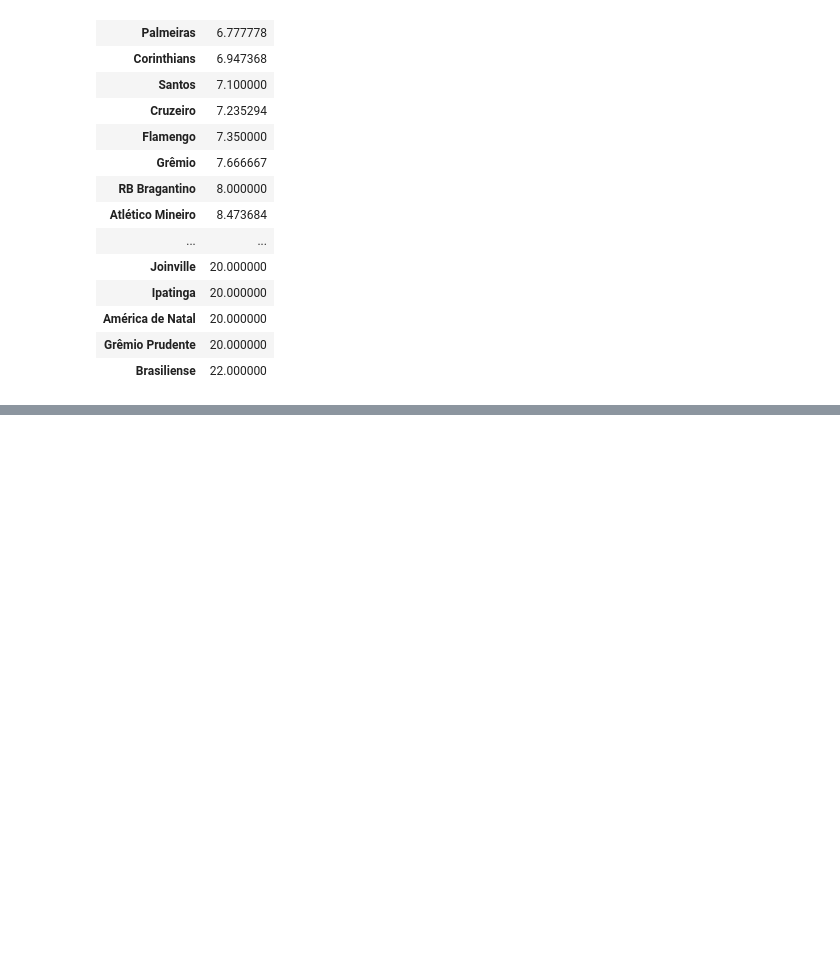
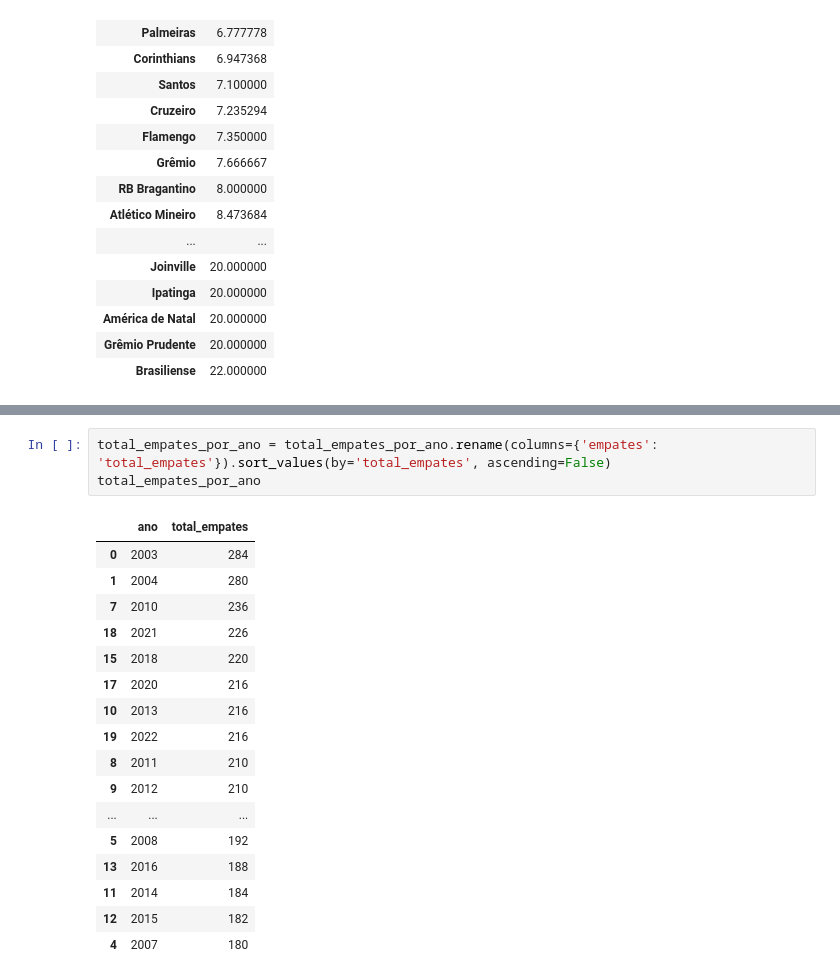
Before and after one commit to thiagooliveirt/Campeonato-Brasileiro-2003-a-2022, a Jupyter notebook: brasileirao.ipynb, the cells around one changed output, grey strips where cells are left out. Drawn from its saved outputs; the diff is of its cells as text; blank space fills up the shorter version.

```diff
--- a/brasileirao.ipynb
+++ b/brasileirao.ipynb
@@ -385,0 +513,21 @@ equipes_consistentes
+# %%
+total_empates_por_ano = total_empates_por_ano.rename(columns={'empates': 'total_empates'}).sort_values(by='total_empates', ascending=False)
+total_empates_por_ano
+# %% [output]
+|  | ano | total_empates |
+| 0 | 2003 | 284 |
+| 1 | 2004 | 280 |
+| 7 | 2010 | 236 |
+| 18 | 2021 | 226 |
+| 15 | 2018 | 220 |
+| 17 | 2020 | 216 |
+| 10 | 2013 | 216 |
+| 19 | 2022 | 216 |
+| 8 | 2011 | 210 |
+| 9 | 2012 | 210 |
+| ... | ... | ... |
+| 5 | 2008 | 192 |
+| 13 | 2016 | 188 |
+| 11 | 2014 | 184 |
+| 12 | 2015 | 182 |
+| 4 | 2007 | 180 |
```
Also changed, not shown: parts of 15 cells of this notebook, 1 other file.
